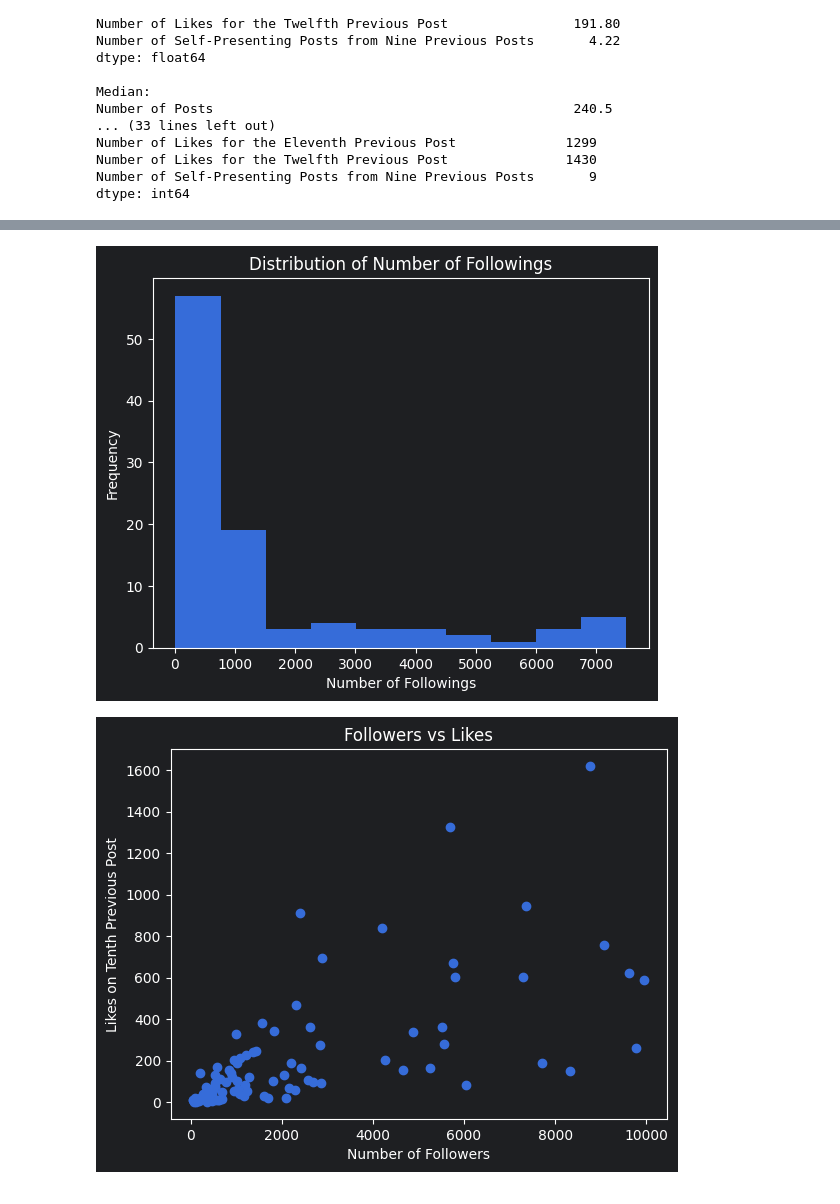
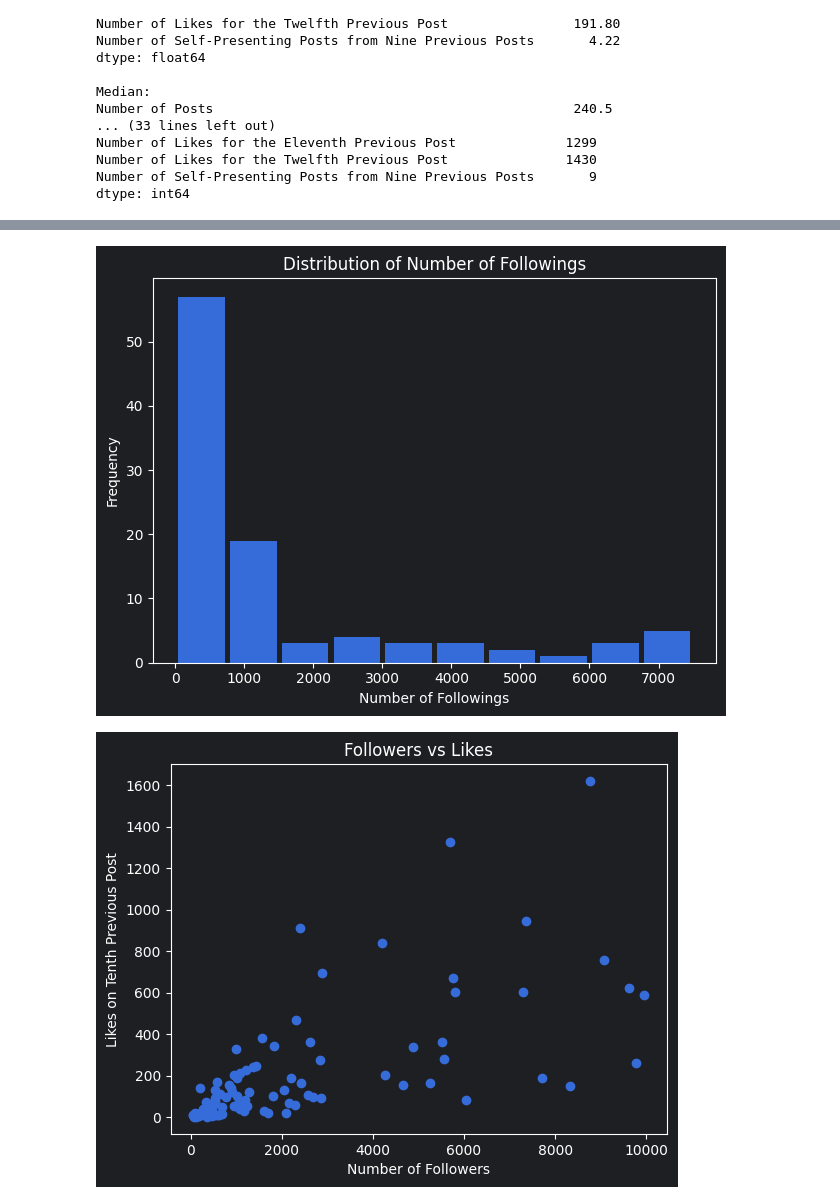
Before and after one commit to Aatif2005/Python---Data-Science, a Jupyter notebook: DS UPES/lab_exp1.ipynb, the cells around one changed output, grey strips where cells are left out. Drawn from its saved outputs; the diff is of its cells as text; code cells hidden in the pictures.

```diff
--- a/DS UPES/lab_exp1.ipynb
+++ b/DS UPES/lab_exp1.ipynb
@@ -168,13 +198,14 @@ plt.show()
 # %%
-plt.hist(df["Number of Followings"], bins=10)
+plt.hist(df["Number of Followings"], bins=10, rwidth = 0.9)
 
 plt.xlabel("Number of Followings")
 plt.ylabel("Frequency")
 plt.title("Distribution of Number of Followings")
+plt.tight_layout()
 
 plt.show()
 # %% [output]
-[figure, old version]
+[figure, new version]
 # %%
 plt.scatter(
     df["Number of Followers"],
```
Also changed, not shown: parts of 3 cells of this notebook.
